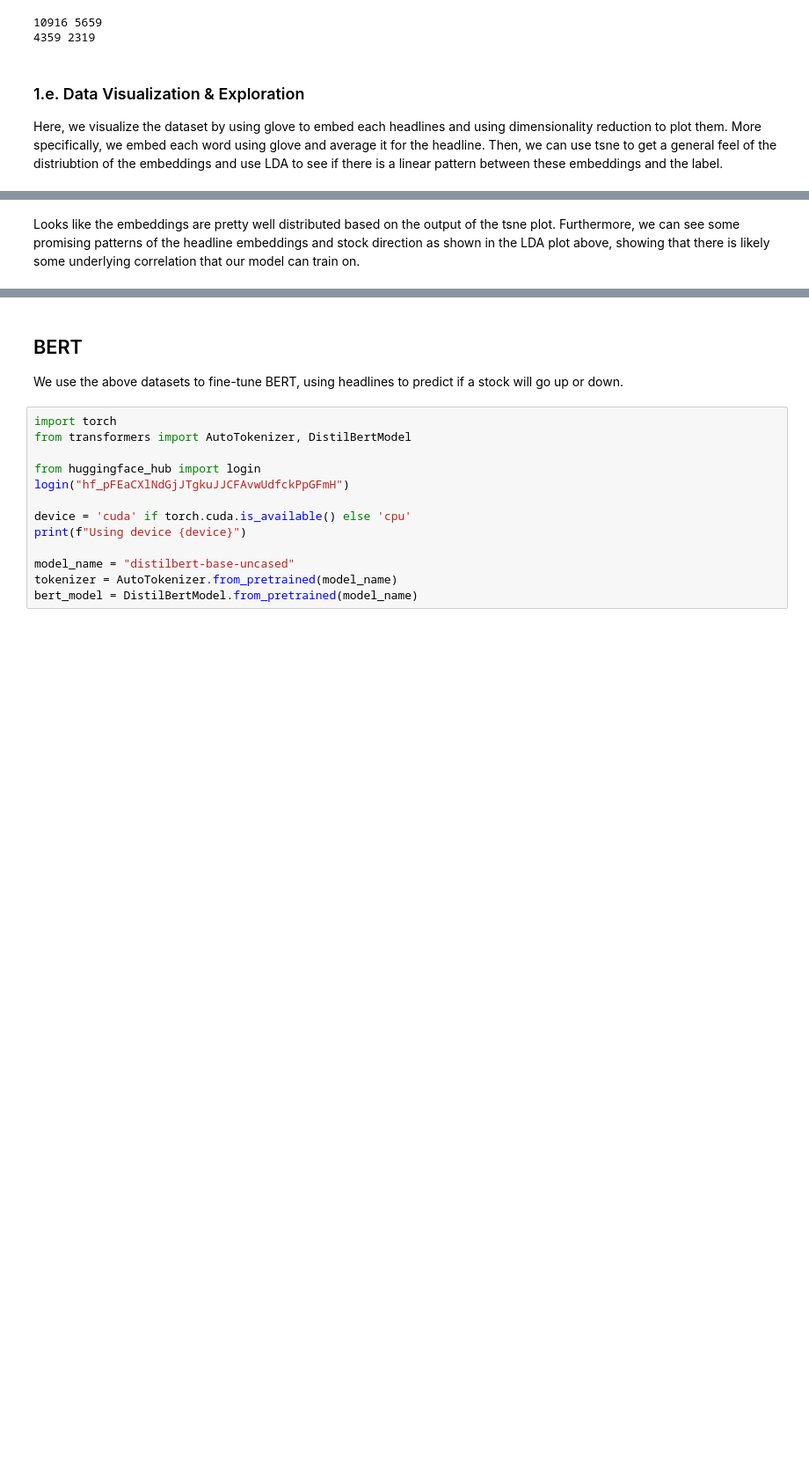
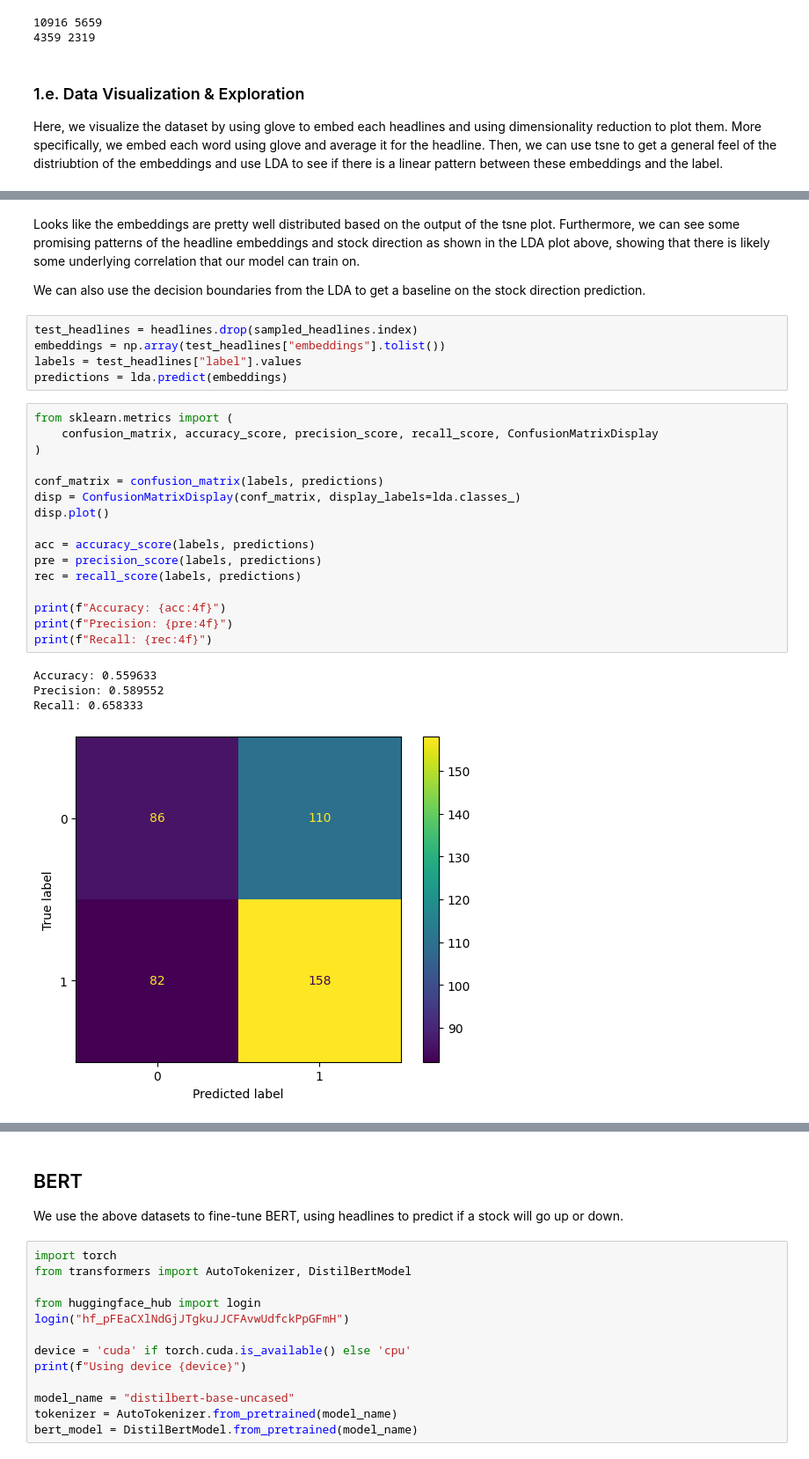
Before and after one commit to the-rks/ATLAS, a Jupyter notebook: atlas.ipynb, the cells around one changed output, grey strips where cells are left out. Shown at 88% size. Drawn from its saved outputs; the diff is of its cells as text; blank space fills up the shorter version.

Commit message:
feat: confusion matrix lda

```diff
--- a/atlas.ipynb
+++ b/atlas.ipynb
@@ -475,2 +493,30 @@ plt.savefig("figures/dataset_lda.png")
 # %% [markdown]
 Looks like the embeddings are pretty well distributed based on the output of the tsne plot. Furthermore, we can see some promising patterns of the headline embeddings and stock direction as shown in the LDA plot above, showing that there is likely some underlying correlation that our model can train on.
+
+We can also use the decision boundaries from the LDA to get a baseline on the stock direction prediction.
+# %%
+test_headlines = headlines.drop(sampled_headlines.index)
+embeddings = np.array(test_headlines["embeddings"].tolist())
+labels = test_headlines["label"].values
+predictions = lda.predict(embeddings)
+# %%
+from sklearn.metrics import (
+    confusion_matrix, accuracy_score, precision_score, recall_score, ConfusionMatrixDisplay
+)
+
+conf_matrix = confusion_matrix(labels, predictions)
+disp = ConfusionMatrixDisplay(conf_matrix, display_labels=lda.classes_)
+disp.plot()
+
+acc = accuracy_score(labels, predictions)
+pre = precision_score(labels, predictions)
+rec = recall_score(labels, predictions)
+
+print(f"Accuracy: {acc:4f}")
+print(f"Precision: {pre:4f}")
+print(f"Recall: {rec:4f}")
+# %% [output]
+Accuracy: 0.559633
+Precision: 0.589552
+Recall: 0.658333
+[figure, added]
```
Also changed, not shown: parts of 5 cells of this notebook, 2 other files.
